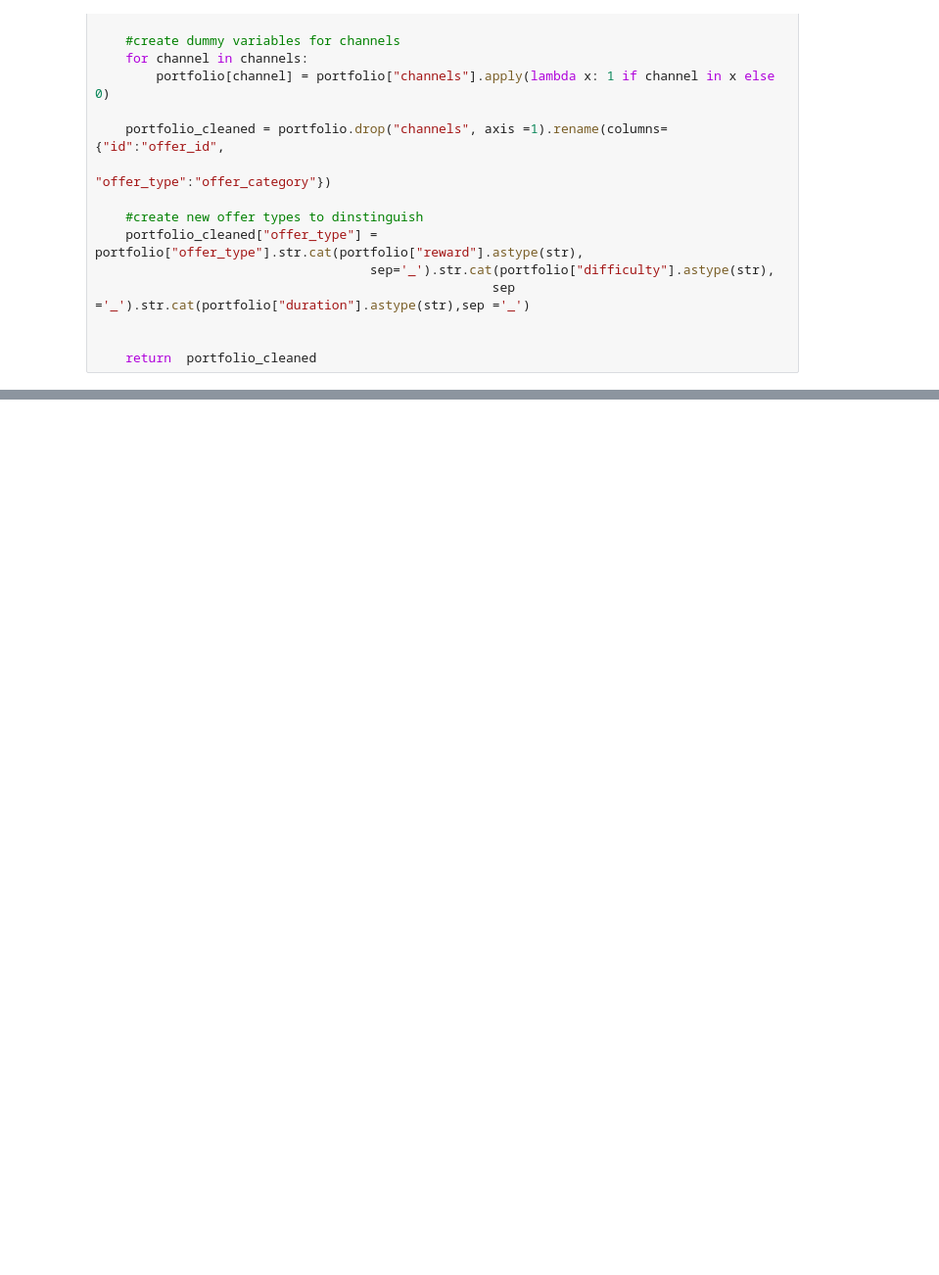
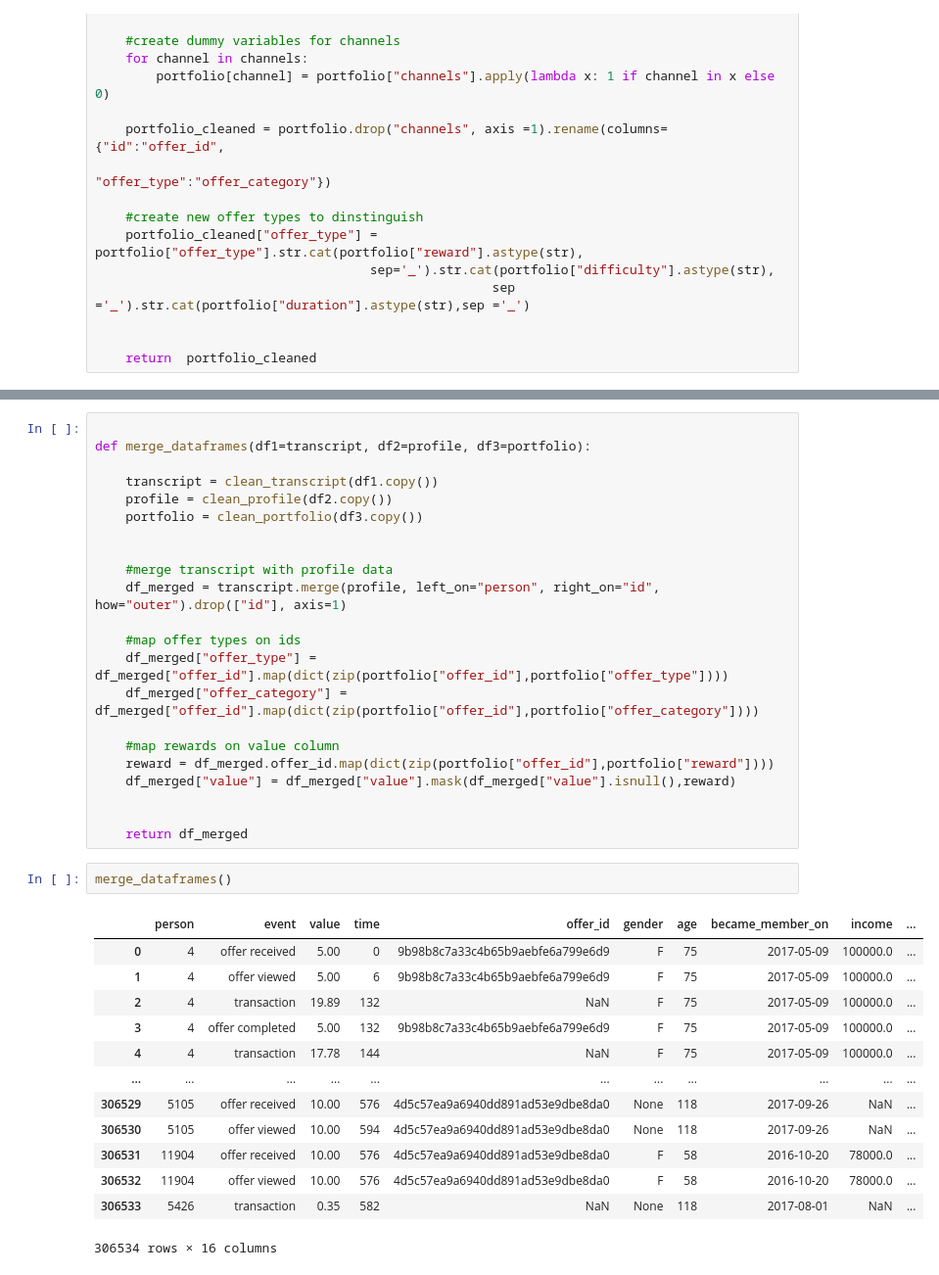
Before and after one commit to Jagac/ML-Repo, a Jupyter notebook: Udacity Capstone/Script.ipynb, the cells around one changed output, grey strips where cells are left out. Shown at 98% size. Drawn from its saved outputs; the diff is of its cells as text; blank space fills up the shorter version.

```diff
--- a/Udacity Capstone/Script.ipynb
+++ b/Udacity Capstone/Script.ipynb
@@ -127,0 +230,38 @@ def clean_portfolio(df):
+# %%
+
+def merge_dataframes(df1=transcript, df2=profile, df3=portfolio):
+
+    transcript = clean_transcript(df1.copy())
+    profile = clean_profile(df2.copy())
+    portfolio = clean_portfolio(df3.copy())
+
+
+    #merge transcript with profile data
+    df_merged = transcript.merge(profile, left_on="person", right_on="id", how="outer").drop(["id"], axis=1)
+
+    #map offer types on ids
+    df_merged["offer_type"] = df_merged["offer_id"].map(dict(zip(portfolio["offer_id"],portfolio["offer_type"])))
+    df_merged["offer_category"] = df_merged["offer_id"].map(dict(zip(portfolio["offer_id"],portfolio["offer_category"])))
+
+    #map rewards on value column
+    reward = df_merged.offer_id.map(dict(zip(portfolio["offer_id"],portfolio["reward"])))
+    df_merged["value"] = df_merged["value"].mask(df_merged["value"].isnull(),reward)
+
+
+    return df_merged
+# %%
+merge_dataframes()
+# %% [output]
+|  | person | event | value | time | offer_id | gender | age | became_member_on | income | ... |
+| 0 | 4 | offer received | 5.00 | 0 | 9b98b8c7a33c4b65b9aebfe6a799e6d9 | F | 75 | 2017-05-09 | 100000.0 | ... |
+| 1 | 4 | offer viewed | 5.00 | 6 | 9b98b8c7a33c4b65b9aebfe6a799e6d9 | F | 75 | 2017-05-09 | 100000.0 | ... |
+| 2 | 4 | transaction | 19.89 | 132 | NaN | F | 75 | 2017-05-09 | 100000.0 | ... |
+| 3 | 4 | offer completed | 5.00 | 132 | 9b98b8c7a33c4b65b9aebfe6a799e6d9 | F | 75 | 2017-05-09 | 100000.0 | ... |
+| 4 | 4 | transaction | 17.78 | 144 | NaN | F | 75 | 2017-05-09 | 100000.0 | ... |
+| ... | ... | ... | ... | ... | ... | ... | ... | ... | ... | ... |
+| 306529 | 5105 | offer received | 10.00 | 576 | 4d5c57ea9a6940dd891ad53e9dbe8da0 | None | 118 | 2017-09-26 | NaN | ... |
+| 306530 | 5105 | offer viewed | 10.00 | 594 | 4d5c57ea9a6940dd891ad53e9dbe8da0 | None | 118 | 2017-09-26 | NaN | ... |
+| 306531 | 11904 | offer received | 10.00 | 576 | 4d5c57ea9a6940dd891ad53e9dbe8da0 | F | 58 | 2016-10-20 | 78000.0 | ... |
+| 306532 | 11904 | offer viewed | 10.00 | 576 | 4d5c57ea9a6940dd891ad53e9dbe8da0 | F | 58 | 2016-10-20 | 78000.0 | ... |
+| 306533 | 5426 | transaction | 0.35 | 582 | NaN | None | 118 | 2017-08-01 | NaN | ... |
+306534 rows × 16 columns
```
Also changed, not shown: parts of 8 cells of this notebook.
